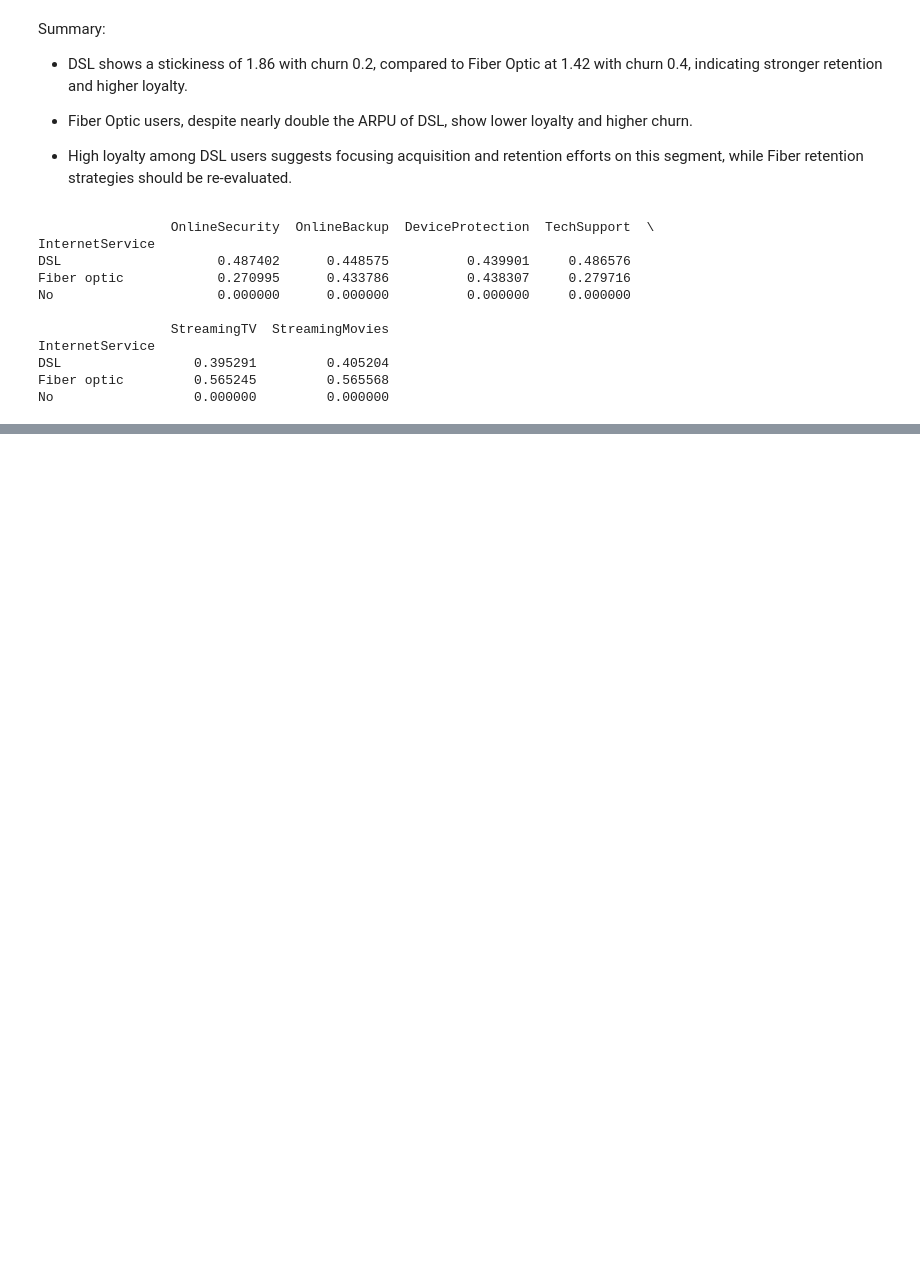
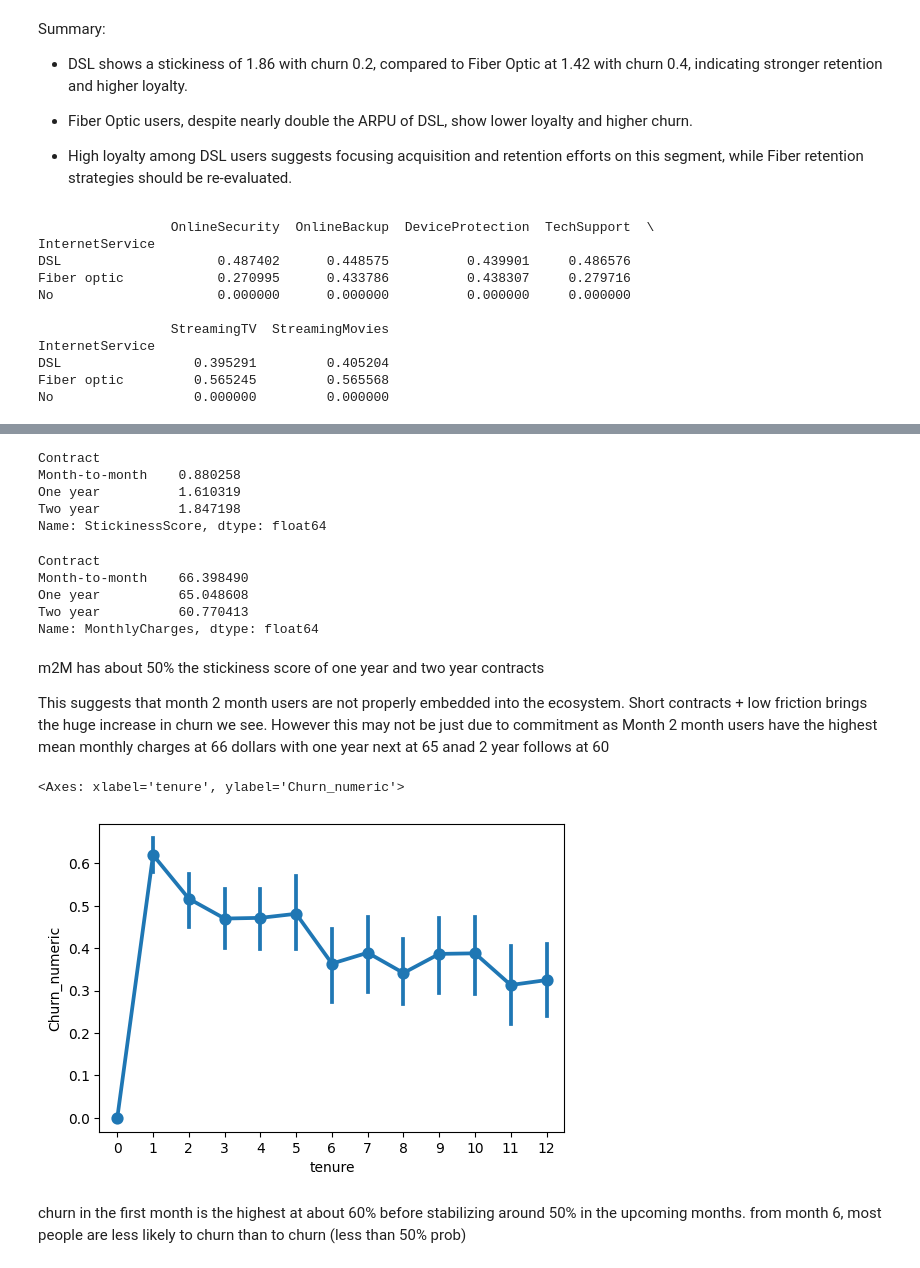
Before and after one commit to N-anle/TelecomChurnAnalysis, a Jupyter notebook: notebook.ipynb, the cells around one changed output, grey strips where cells are left out. Cells and saved outputs as stored; diff of their text form; code cells hidden in the pictures; blank space fills up the shorter version.

```diff
--- a/notebook.ipynb
+++ b/notebook.ipynb
@@ -1215,0 +1219,35 @@ Index(['gender', 'SeniorCitizen', 'Partner', 'Dependents', 'tenure',
+# %%
+df.groupby('Contract')['StickinessScore'].mean()
+# %% [output]
+Contract
+Month-to-month    0.880258
+One year          1.610319
+Two year          1.847198
+Name: StickinessScore, dtype: float64
+# %%
+df.groupby('Contract')['MonthlyCharges'].mean()
+# %% [output]
+Contract
+Month-to-month    66.398490
+One year          65.048608
+Two year          60.770413
+Name: MonthlyCharges, dtype: float64
+# %% [markdown]
+m2M has about 50% the stickiness score of one year and two year contracts
+
+This suggests that month 2 month users are not properly embedded into the ecosystem. Short contracts + low friction brings the huge increase in churn we see. However this may not be just due to commitment as Month 2 month users have the highest mean monthly charges at 66 dollars with one year next at 65 anad 2 year follows at 60
+# %%
+first_year_df = df[df['tenure'] <= 12] . copy()
+# %%
+plt.figure(figsize= (6,4))
+sns.pointplot(
+    data = first_year_df,
+    x = 'tenure',
+    y = 'Churn_numeric'
+)
+# %% [output]
+<Axes: xlabel='tenure', ylabel='Churn_numeric'>
+[figure, added]
+# %% [markdown]
+churn in the first month is the highest at about 60% before stabilizing around 50% in the upcoming months.
+from month 6, most people are less likely to churn than to churn (less than 50% prob)
```
Also changed, not shown: parts of 8 cells of this notebook.
